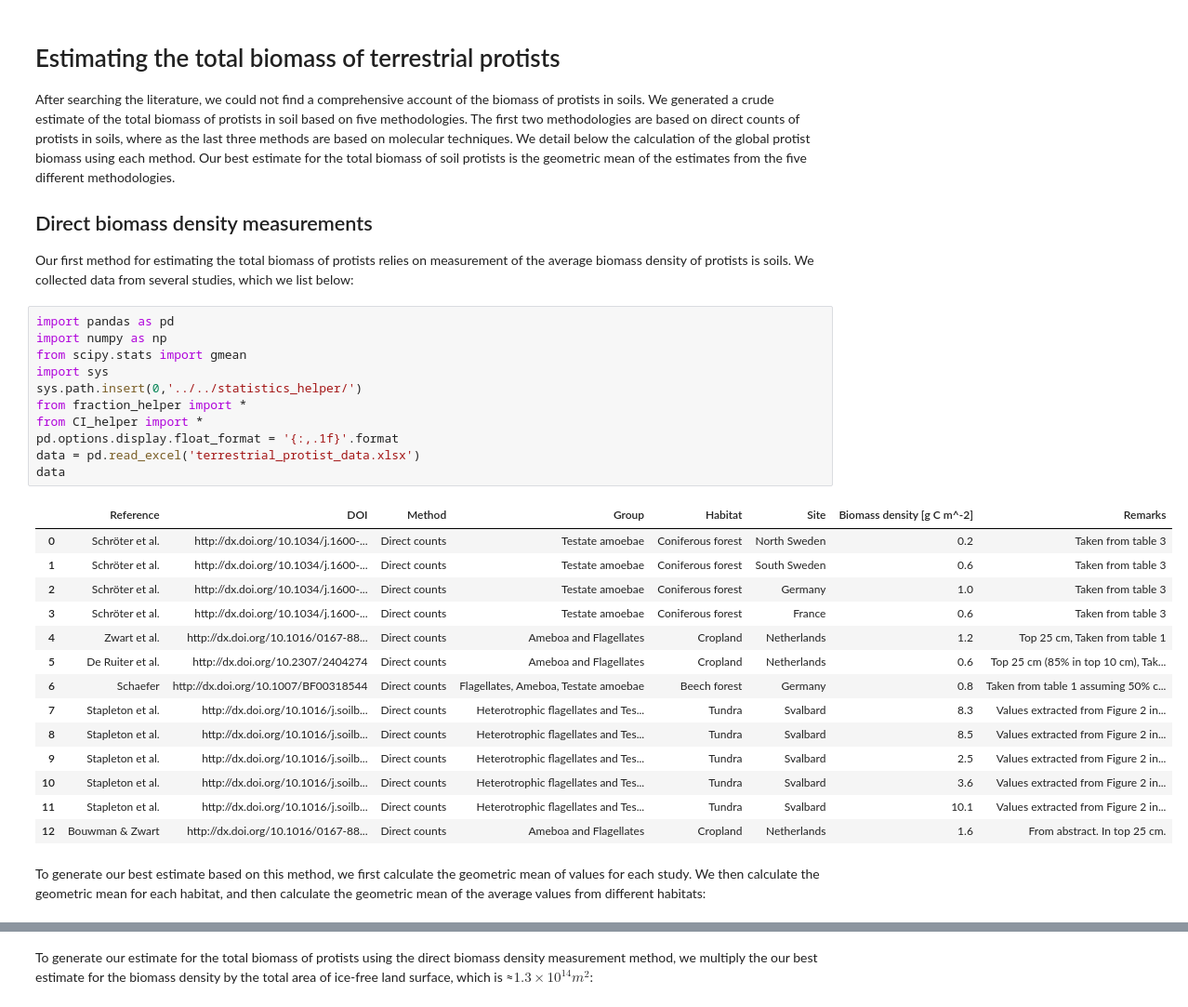
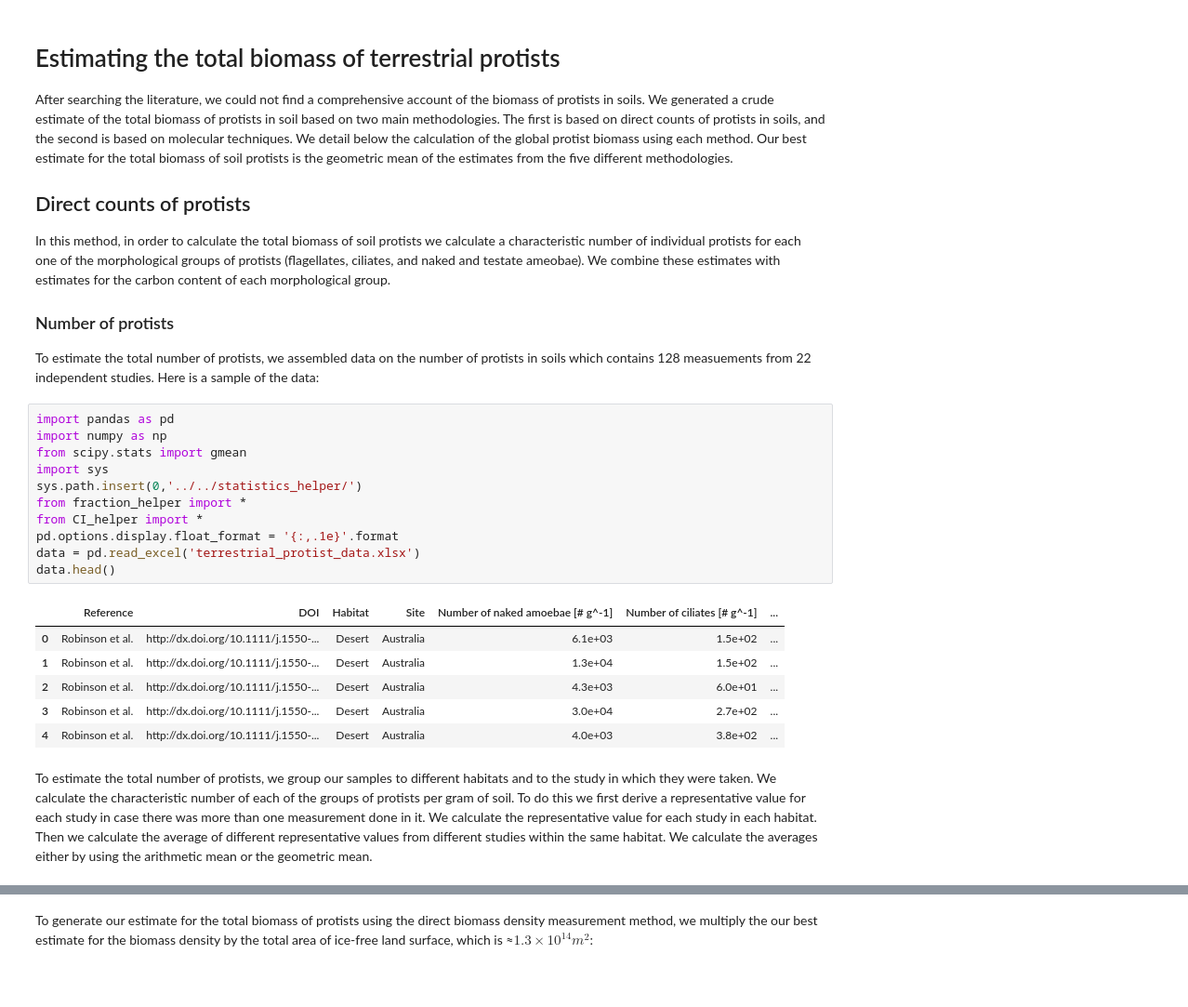
Before and after one commit to yinonbaron/biomass_distribution, a Jupyter notebook: protists/terrestrial_protists/terrestrial_protists.ipynb, the cells around one changed output, grey strips where cells are left out. Shown at 93% size. Saved outputs shown, nothing was run; the diff lists cells and outputs as text; blank space fills up the shorter version.

Commit message:
Updated terrestrial protists

```diff
--- a/protists/terrestrial_protists/terrestrial_protists.ipynb
+++ b/protists/terrestrial_protists/terrestrial_protists.ipynb
@@ -1,34 +1,29 @@
 # %% [markdown]
 # Estimating the total biomass of terrestrial protists
-After searching the literature, we could not find a comprehensive account of the biomass of protists in soils. We generated a crude estimate of the total biomass of protists in soil based on five methodologies. The first two methodologies are based on direct counts of protists in soils, where as the last three methods are based on molecular techniques. We detail below the calculation of the global protist biomass using each method. Our best estimate for the total biomass of soil protists is the geometric mean of the estimates from the five different methodologies.
+After searching the literature, we could not find a comprehensive account of the biomass of protists in soils. We generated a crude estimate of the total biomass of protists in soil based on two main methodologies. The first is based on direct counts of protists in soils, and the second is based on molecular techniques. We detail below the calculation of the global protist biomass using each method. Our best estimate for the total biomass of soil protists is the geometric mean of the estimates from the five different methodologies.
 
-## Direct biomass density measurements
-Our first method for estimating the total biomass of protists relies on measurement of the average biomass density of protists is soils. We collected data from several studies, which we list below:
+## Direct counts of protists
+In this method, in order to calculate the total biomass of soil protists we calculate a characteristic number of individual protists for each one of the morphological groups of protists (flagellates, ciliates, and naked and testate ameobae). We combine these estimates with estimates for the carbon content of each morphological group.
+
+### Number of protists
+To estimate the total number of protists, we assembled data on the number of protists in soils which contains 128 measuements from 22 independent studies. Here is a sample of the data:
 # %%
 import pandas as pd
 import numpy as np
 from scipy.stats import gmean
 import sys
 sys.path.insert(0,'../../statistics_helper/')
 from fraction_helper import *
 from CI_helper import *
-pd.options.display.float_format = '{:,.1f}'.format
+pd.options.display.float_format = '{:,.1e}'.format
 data = pd.read_excel('terrestrial_protist_data.xlsx')
-data
+data.head()
 # %% [output]
-|  | Reference | DOI | Method | Group | Habitat | Site | Biomass density [g C m^-2] | Remarks |
-| 0 | Schröter et al. | http://dx.doi.org/10.1034/j.1600-... | Direct counts | Testate amoebae | Coniferous forest | North Sweden | 0.2 | Taken from table 3 |
-| 1 | Schröter et al. | http://dx.doi.org/10.1034/j.1600-... | Direct counts | Testate amoebae | Coniferous forest | South Sweden | 0.6 | Taken from table 3 |
-| 2 | Schröter et al. | http://dx.doi.org/10.1034/j.1600-... | Direct counts | Testate amoebae | Coniferous forest | Germany | 1.0 | Taken from table 3 |
-| 3 | Schröter et al. | http://dx.doi.org/10.1034/j.1600-... | Direct counts | Testate amoebae | Coniferous forest | France | 0.6 | Taken from table 3 |
-| 4 | Zwart et al. | http://dx.doi.org/10.1016/0167-88... | Direct counts | Ameboa and Flagellates | Cropland | Netherlands | 1.2 | Top 25 cm, Taken from table 1 |
-| 5 | De Ruiter et al. | http://dx.doi.org/10.2307/2404274 | Direct counts | Ameboa and Flagellates | Cropland | Netherlands | 0.6 | Top 25 cm (85% in top 10 cm), Tak... |
-| 6 | Schaefer | http://dx.doi.org/10.1007/BF00318544 | Direct counts | Flagellates, Ameboa, Testate amoebae | Beech forest | Germany | 0.8 | Taken from table 1 assuming 50% c... |
-| 7 | Stapleton et al. | http://dx.doi.org/10.1016/j.soilb... | Direct counts | Heterotrophic flagellates and Tes... | Tundra | Svalbard | 8.3 | Values extracted from Figure 2 in... |
-| 8 | Stapleton et al. | http://dx.doi.org/10.1016/j.soilb... | Direct counts | Heterotrophic flagellates and Tes... | Tundra | Svalbard | 8.5 | Values extracted from Figure 2 in... |
-| 9 | Stapleton et al. | http://dx.doi.org/10.1016/j.soilb... | Direct counts | Heterotrophic flagellates and Tes... | Tundra | Svalbard | 2.5 | Values extracted from Figure 2 in... |
-| 10 | Stapleton et al. | http://dx.doi.org/10.1016/j.soilb... | Direct counts | Heterotrophic flagellates and Tes... | Tundra | Svalbard | 3.6 | Values extracted from Figure 2 in... |
-| 11 | Stapleton et al. | http://dx.doi.org/10.1016/j.soilb... | Direct counts | Heterotrophic flagellates and Tes... | Tundra | Svalbard | 10.1 | Values extracted from Figure 2 in... |
-| 12 | Bouwman & Zwart | http://dx.doi.org/10.1016/0167-88... | Direct counts | Ameboa and Flagellates | Cropland | Netherlands | 1.6 | From abstract. In top 25 cm. |
+|  | Reference | DOI | Habitat | Site | Number of naked amoebae [# g^-1] | Number of ciliates [# g^-1] | ... |
+| 0 | Robinson et al. | http://dx.doi.org/10.1111/j.1550-... | Desert | Australia | 6.1e+03 | 1.5e+02 | ... |
+| 1 | Robinson et al. | http://dx.doi.org/10.1111/j.1550-... | Desert | Australia | 1.3e+04 | 1.5e+02 | ... |
+| 2 | Robinson et al. | http://dx.doi.org/10.1111/j.1550-... | Desert | Australia | 4.3e+03 | 6.0e+01 | ... |
+| 3 | Robinson et al. | http://dx.doi.org/10.1111/j.1550-... | Desert | Australia | 3.0e+04 | 2.7e+02 | ... |
+| 4 | Robinson et al. | http://dx.doi.org/10.1111/j.1550-... | Desert | Australia | 4.0e+03 | 3.8e+02 | ... |
-# %% [markdown]
-To generate our best estimate based on this method, we first calculate the geometric mean of values for each study. We then calculate the geometric mean for each habitat, and then calculate the geometric mean of the average values from different habitats:
+# %% [markdown]
+To estimate the total number of protists, we group our samples to different habitats and to the study in which they were taken. We calculate the characteristic number of each of the groups of protists per gram of soil. To do this we first derive a representative value for each study in case there was more than one measurement done in it. We calculate the representative value for each study in each habitat. Then we calculate the average of different representative values from different studies within the same habitat. We calculate the averages either by using the arithmetic mean or the geometric mean.
```
Also changed, not shown: parts of 57 cells of this notebook, 4 other files.
